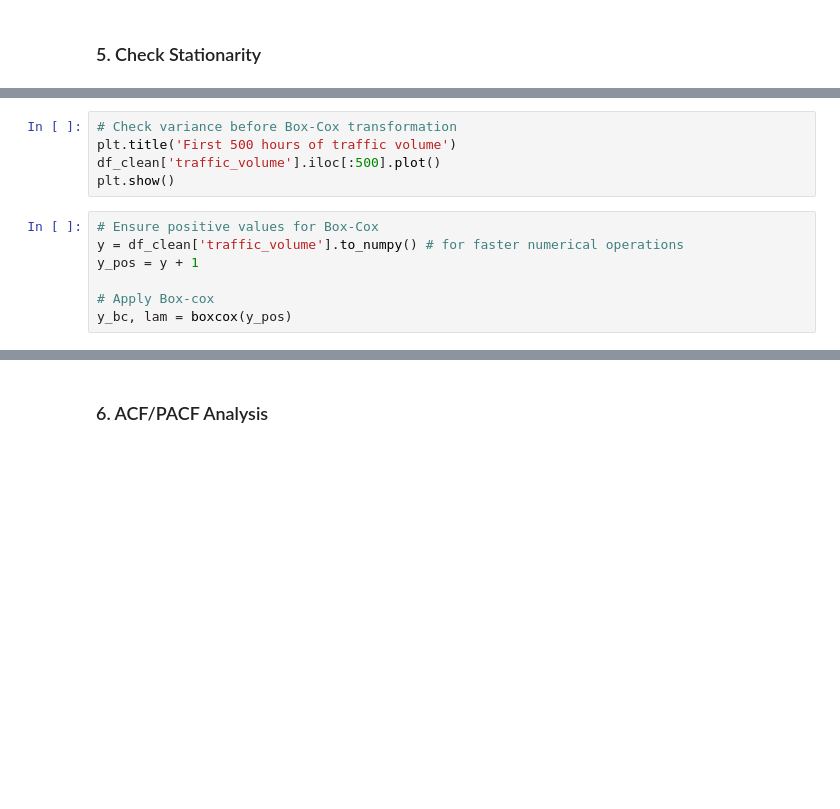
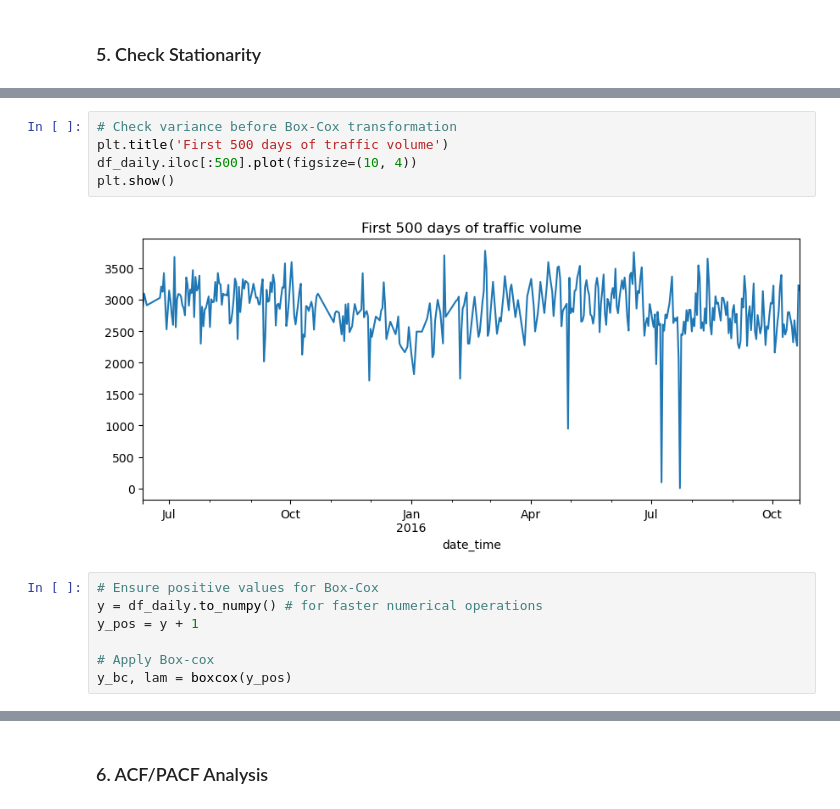
Before and after one commit to Christopher-Orellana/metro_traffic_forecasting, a Jupyter notebook: notebooks/01_arima_model.ipynb, the cells around one changed output, grey strips where cells are left out. Cells and saved outputs as stored; diff of their text form; blank space fills up the shorter version.

```diff
--- a/notebooks/01_arima_model.ipynb
+++ b/notebooks/01_arima_model.ipynb
@@ -184,11 +307,13 @@ print(f"P-Value: {adf_result[1]: .4f}")
 # %%
 # Check variance before Box-Cox transformation
-plt.title('First 500 hours of traffic volume')
-df_clean['traffic_volume'].iloc[:500].plot()
+plt.title('First 500 days of traffic volume')
+df_daily.iloc[:500].plot(figsize=(10, 4))
 plt.show()
+# %% [output]
+[figure, added]
 # %%
 # Ensure positive values for Box-Cox
-y = df_clean['traffic_volume'].to_numpy() # for faster numerical operations
+y = df_daily.to_numpy() # for faster numerical operations
 y_pos = y + 1
 
 # Apply Box-cox
```
Also changed, not shown: parts of 45 cells of this notebook.
